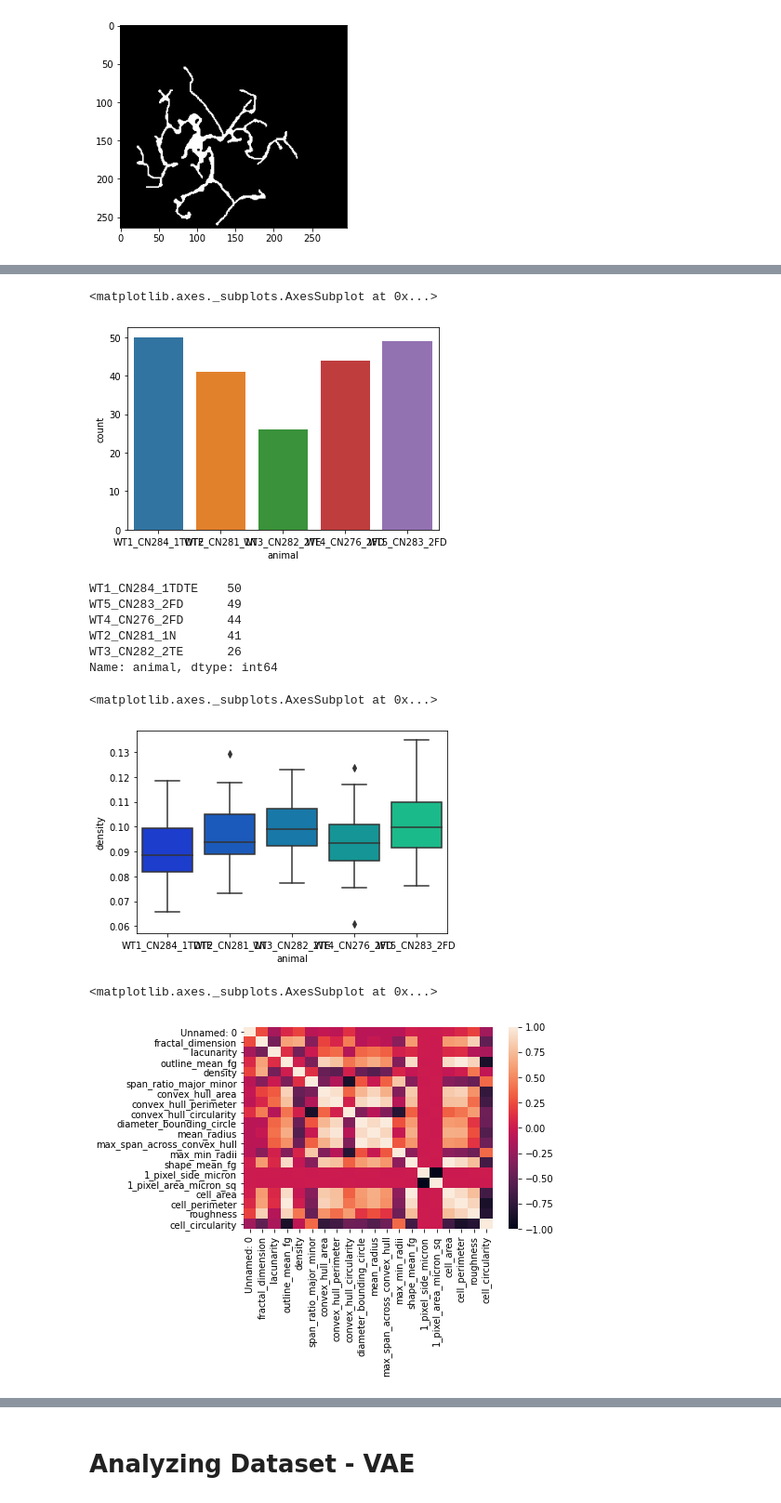
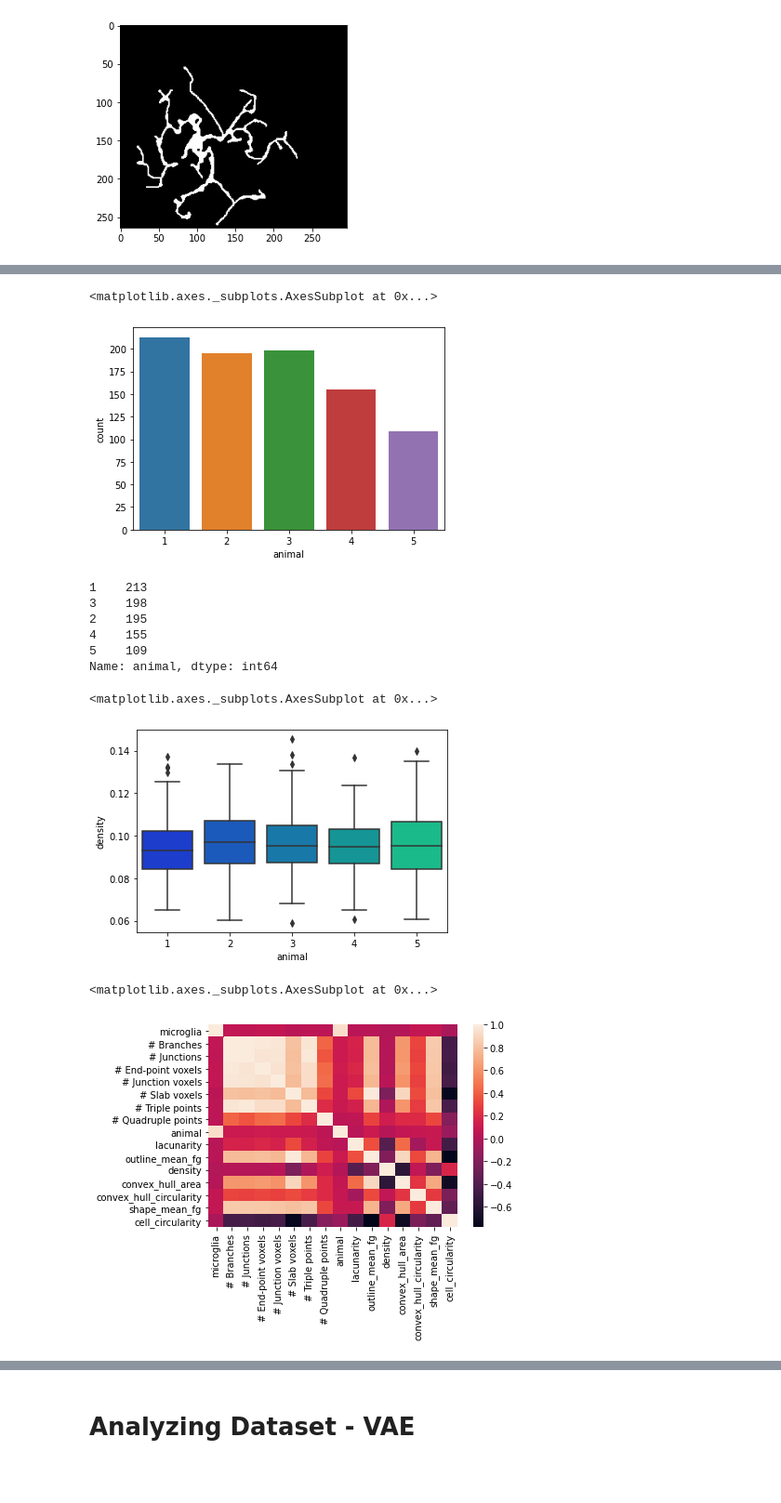
Before and after one commit to netorai/LEI, a Jupyter notebook: lei_microglia.ipynb, the cells around one changed output, grey strips where cells are left out. Shown at 93% size. Saved outputs shown, nothing was run; the diff lists cells and outputs as text; code cells hidden in the pictures; blank space fills up the shorter version.

```diff
--- a/lei_microglia.ipynb
+++ b/lei_microglia.ipynb
@@ -66 +66,4 @@ fraclac = pd.read_csv('fraclac_final_results.csv')
+# %%
+#fraclac to TG-PLX dataset
+df = pd.read_csv('rat_type.csv', sep = ';')
 # %%
@@ -113,24 +130,24 @@ sns.distplot(fraclac["fractal_dimension"])
 # %%
-sns.countplot(x='animal', data=fraclac)
+sns.countplot(x='animal', data=df)
 # %% [output]
 <matplotlib.axes._subplots.AxesSubplot at 0x...>
-[figure, old version]
+[figure, new version]
 # %%
-fraclac['animal'].value_counts()
+df['animal'].value_counts()
 # %% [output]
-WT1_CN284_1TDTE    50
-WT5_CN283_2FD      49
-WT4_CN276_2FD      44
-WT2_CN281_1N       41
-WT3_CN282_2TE      26
+1    213
+3    198
+2    195
+4    155
+5    109
 Name: animal, dtype: int64
 # %%
-sns.boxplot(x='animal',y='density',data=fraclac,palette='winter')
+sns.boxplot(x='animal',y='density',data=df,palette='winter')
 # %% [output]
 <matplotlib.axes._subplots.AxesSubplot at 0x...>
-[figure, old version]
+[figure, new version]
 # %%
-sns.heatmap(fraclac.corr())
+sns.heatmap(df.corr())
 # %% [output]
 <matplotlib.axes._subplots.AxesSubplot at 0x...>
-[figure, old version]
+[figure, new version]
```
Also changed, not shown: parts of 24 cells of this notebook.
